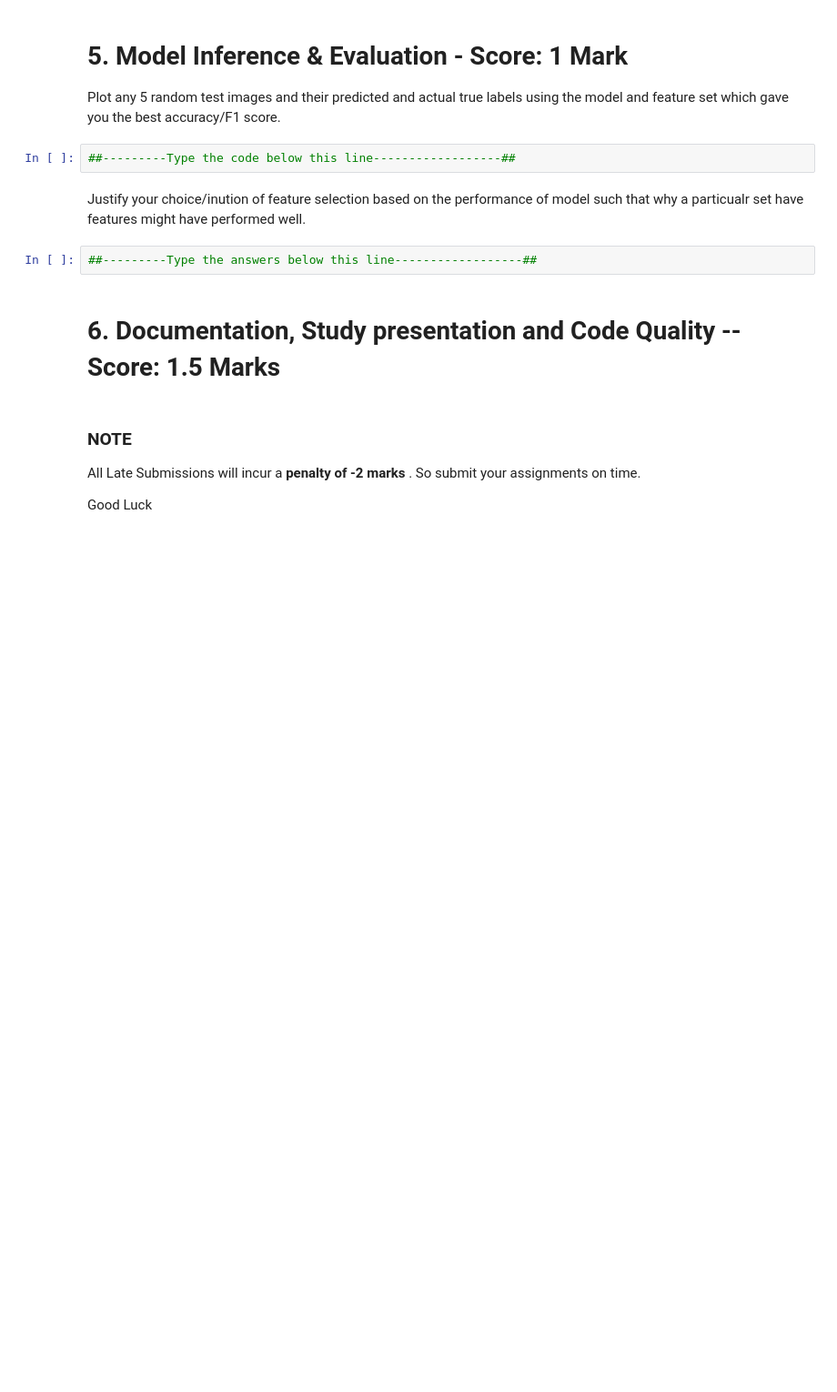
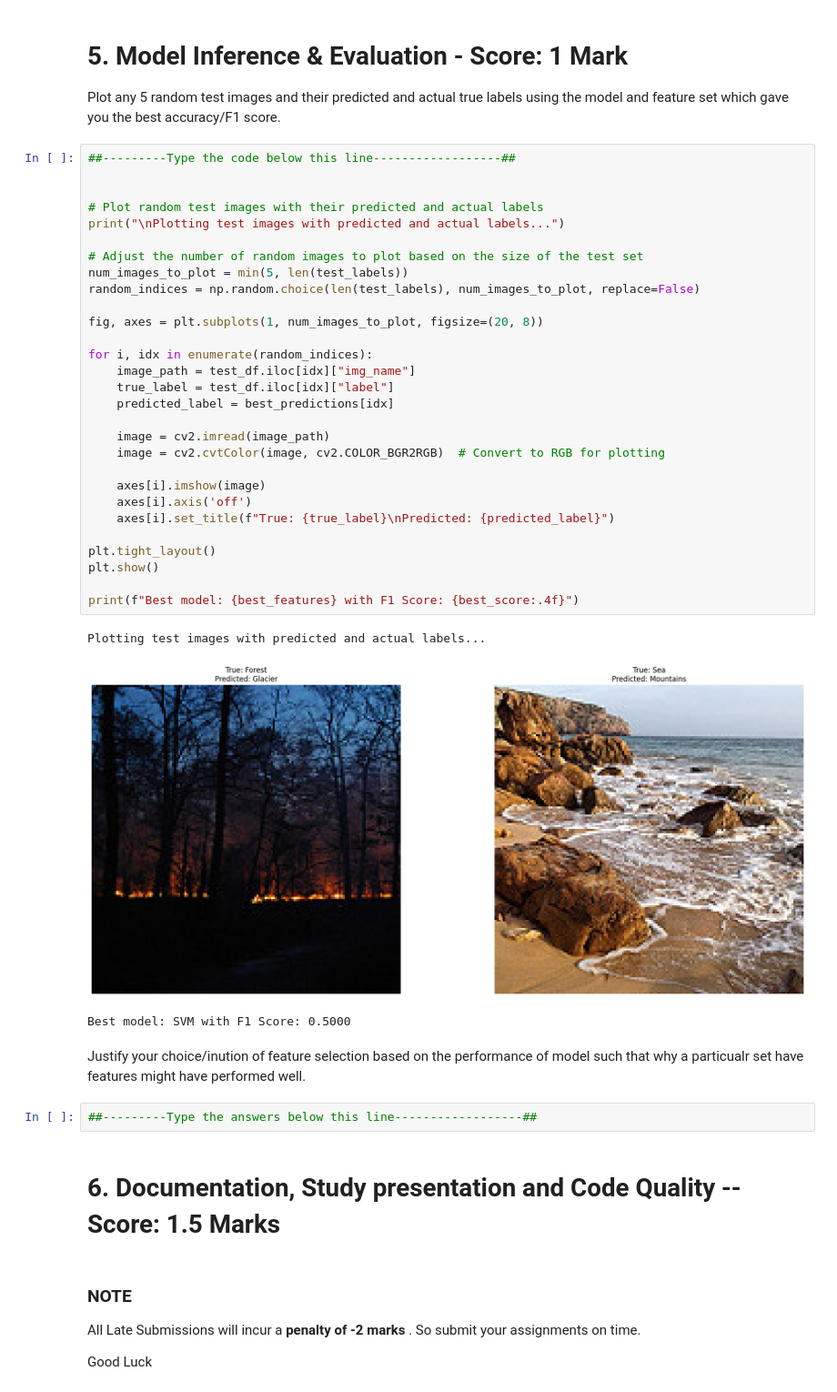
Before and after one commit to ravishankar75/group44_cv_assignment, a Jupyter notebook: CV_assignment_1_group44.ipynb, the cells around one changed output. Shown at 91% size. Saved outputs shown, nothing was run; the diff lists cells and outputs as text; blank space fills up the shorter version.

```diff
--- a/CV_assignment_1_group44.ipynb
+++ b/CV_assignment_1_group44.ipynb
@@ -517,8 +418,39 @@ Print the model accuracy and F1 Score
 # 5. Model Inference & Evaluation - Score: 1 Mark
 
 Plot any 5 random test images and their predicted and actual true labels using the model and feature set which gave you the best accuracy/F1 score.
-# %%
-##---------Type the code below this line------------------##
+# %%
+##---------Type the code below this line------------------##
+
+
+# Plot random test images with their predicted and actual labels
+print("\nPlotting test images with predicted and actual labels...")
+
+# Adjust the number of random images to plot based on the size of the test set
+num_images_to_plot = min(5, len(test_labels))
+random_indices = np.random.choice(len(test_labels), num_images_to_plot, replace=False)
+
+fig, axes = plt.subplots(1, num_images_to_plot, figsize=(20, 8))
+
+for i, idx in enumerate(random_indices):
+    image_path = test_df.iloc[idx]["img_name"]
+    true_label = test_df.iloc[idx]["label"]
+    predicted_label = best_predictions[idx]
+
+    image = cv2.imread(image_path)
+    image = cv2.cvtColor(image, cv2.COLOR_BGR2RGB)  # Convert to RGB for plotting
+
+    axes[i].imshow(image)
+    axes[i].axis('off')
+    axes[i].set_title(f"True: {true_label}\nPredicted: {predicted_label}")
+
+plt.tight_layout()
+plt.show()
+
+print(f"Best model: {best_features} with F1 Score: {best_score:.4f}")
+# %% [output]
+Plotting test images with predicted and actual labels...
+[figure, added]
+Best model: SVM with F1 Score: 0.5000
 # %% [markdown]
 Justify your choice/inution of feature selection based on the performance of model such that why a particualr set have features might have performed well.
 # %%
```
Also changed, not shown: parts of 12 cells of this notebook.
